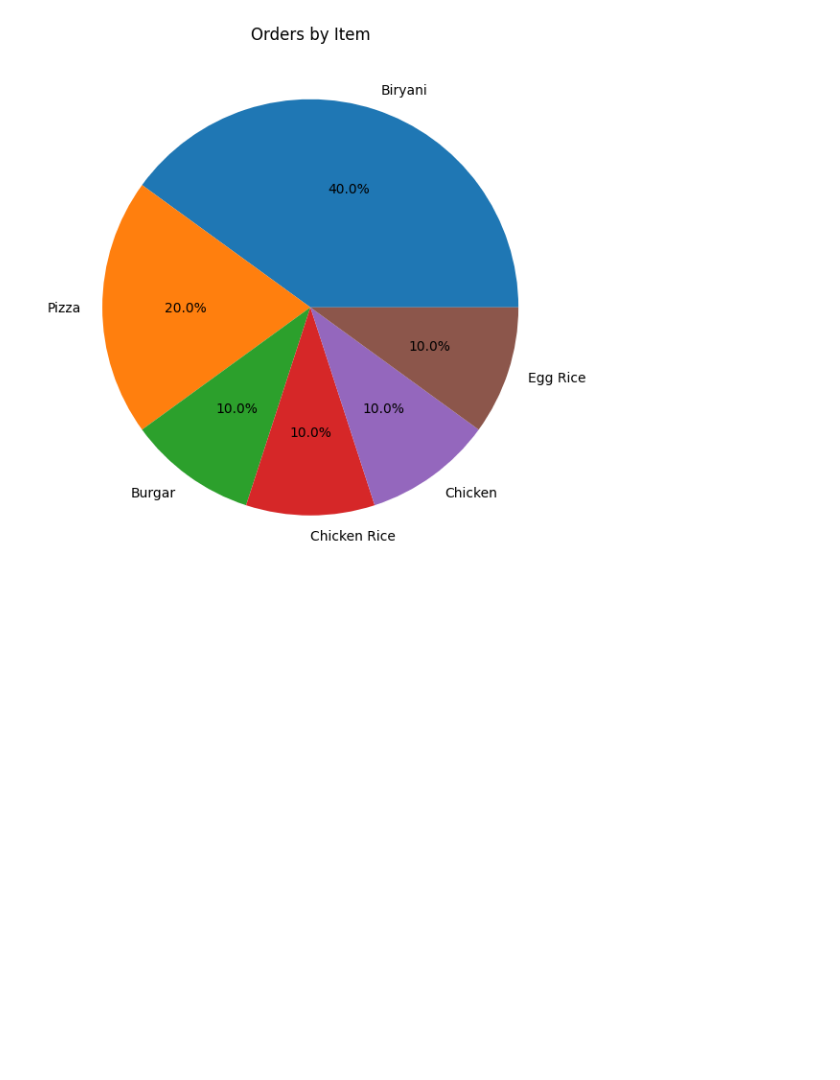
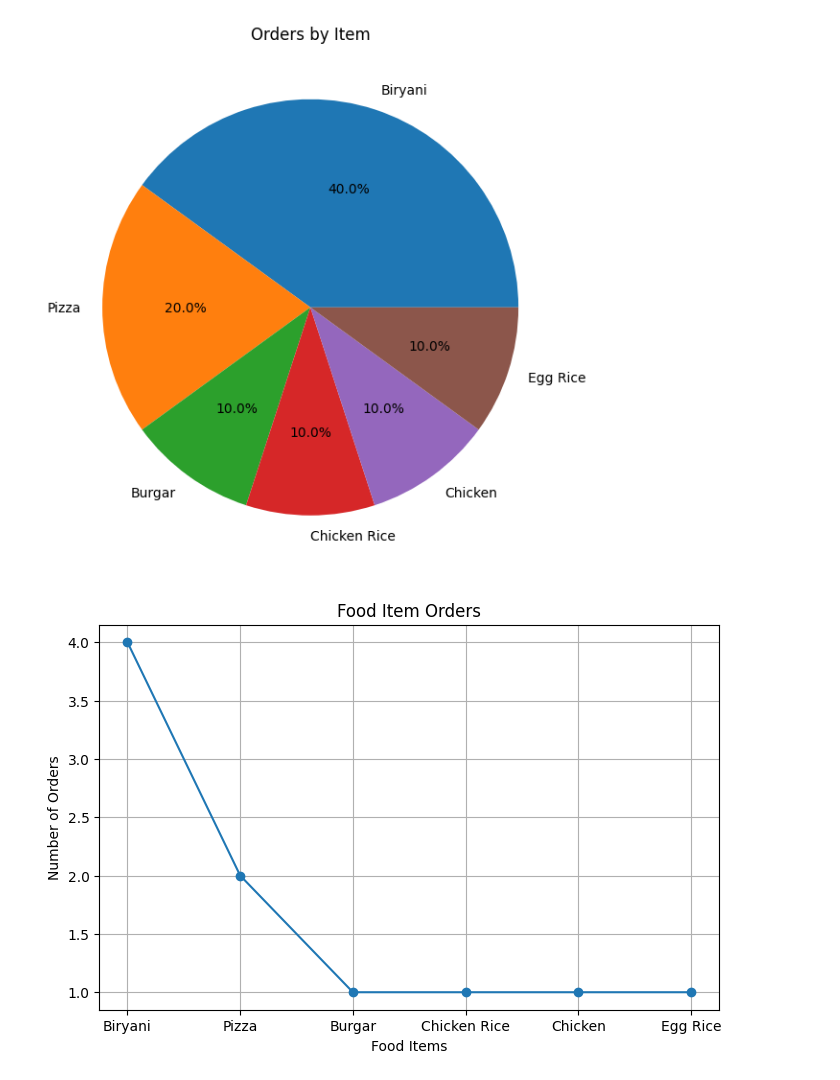
Before and after one commit to muthu287/Data-analytics-using-python-project, a Jupyter notebook: Nm_project_jpynb.ipynb, the cells around one changed output. Drawn from its saved outputs; the diff is of its cells as text; code cells hidden in the pictures; blank space fills up the shorter version.

```diff
--- a/Nm_project_jpynb.ipynb
+++ b/Nm_project_jpynb.ipynb
@@ -119,3 +119,19 @@ plt.tight_layout()
 plt.show()
 # %% [output]
 [figure]
+# %%
+import pandas as pd
+import matplotlib.pyplot as plt
+
+item_count = df['Item'].value_counts()
+
+plt.figure(figsize=(8,5))
+plt.plot(item_count.index, item_count.values, marker='o')
+plt.title("Food Item Orders")
+plt.xlabel("Food Items")
+plt.ylabel("Number of Orders")
+plt.grid(True)
+
+plt.show()
+# %% [output]
+[figure, added]
```
